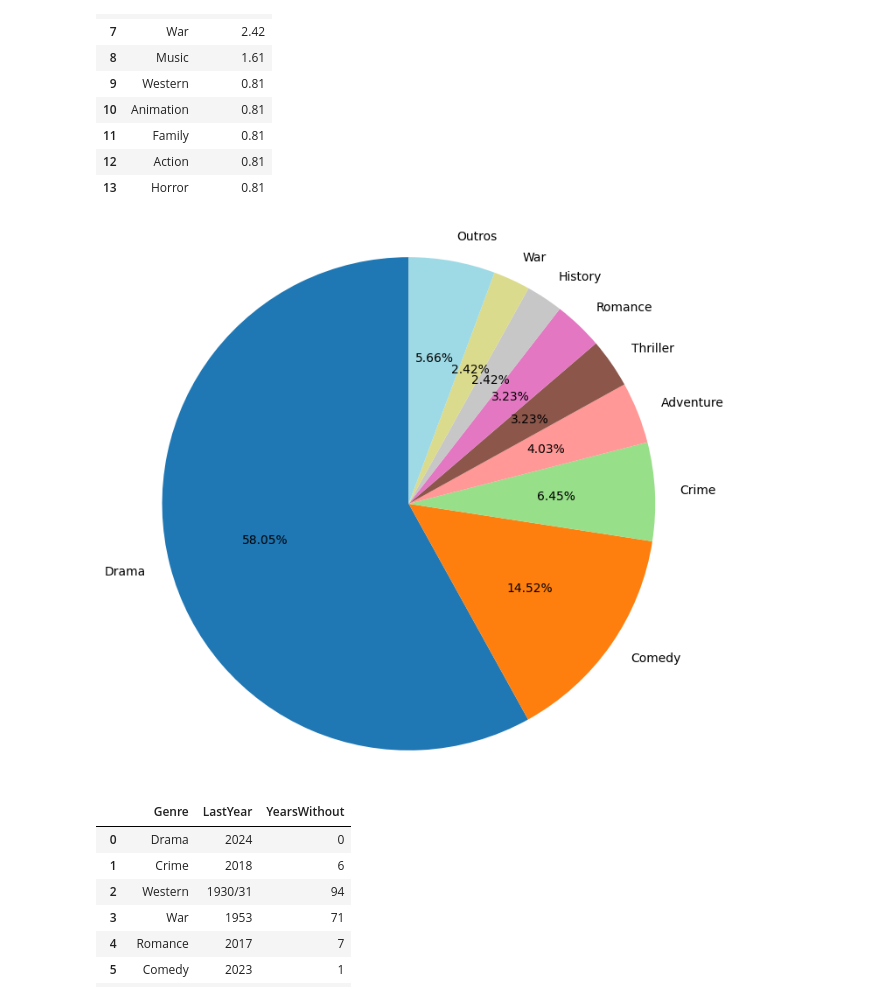
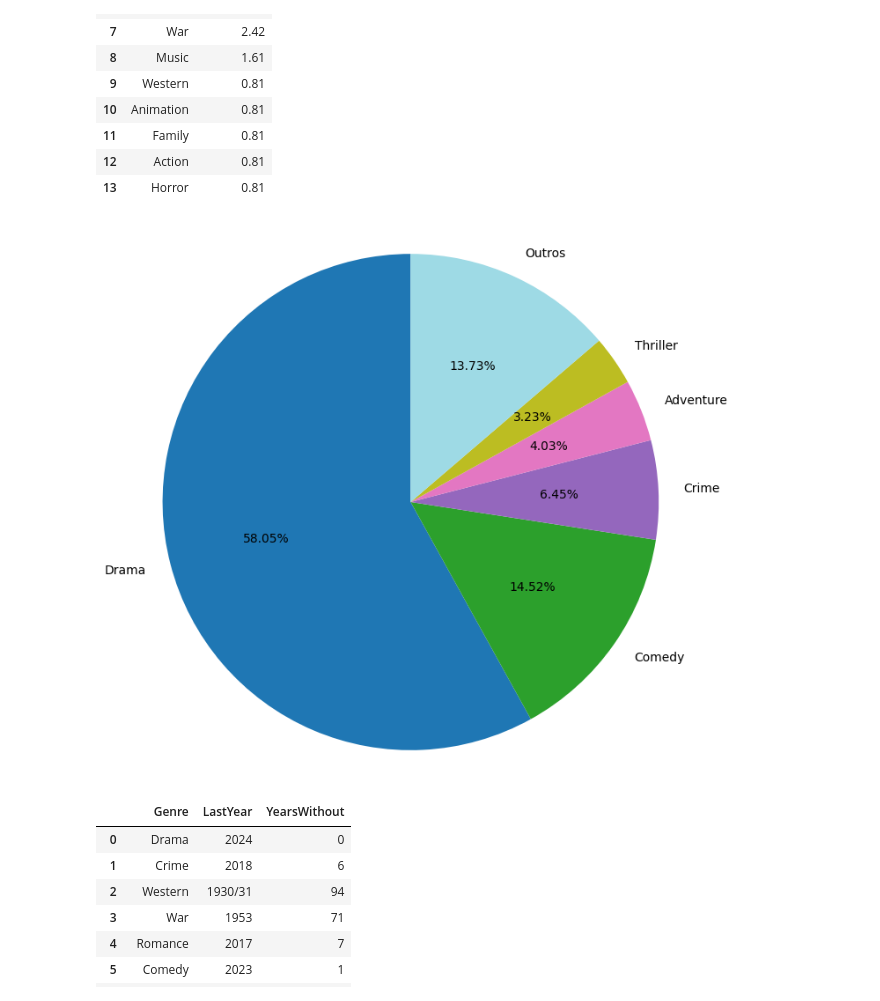
Before and after one commit to edilsonchaves/MVP-Analise-de-Dados-Oscar-Research, a Jupyter notebook: OscarResearch.ipynb, the cells around one changed output. Cells and saved outputs as stored; diff of their text form; code cells hidden in the pictures.

```diff
--- a/OscarResearch.ipynb
+++ b/OscarResearch.ipynb
@@ -2935,9 +3001,9 @@ display(df_writting_winner_genre_percentual)
 | 12 | Action | 0.81 |
 | 13 | Horror | 0.81 |
 # %%
-PizzaTopN(df_writting_winner_genre_percentual, 8)
+PizzaTopN(df_writting_winner_genre_percentual, 5)
 # %% [output]
-[figure, old version]
+[figure, new version]
 # %%
 last_show_information(df_writting_winner, "Genre")
 # %% [output]
```
Also changed, not shown: parts of 27 cells of this notebook.
